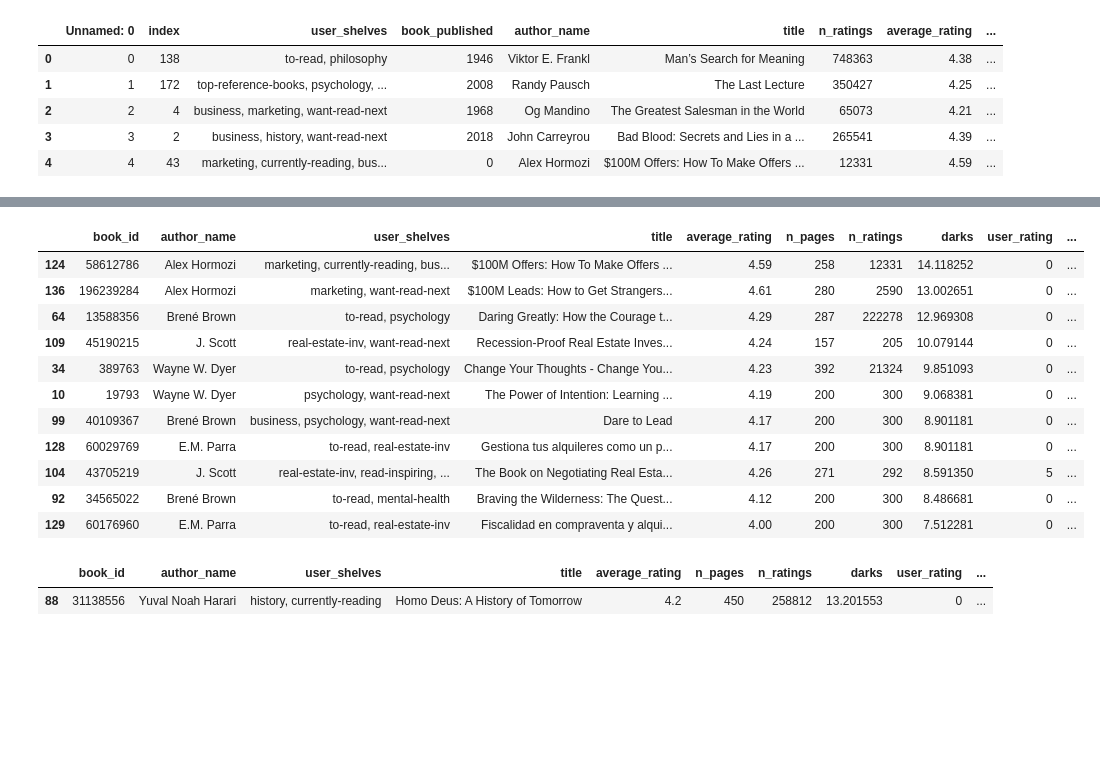
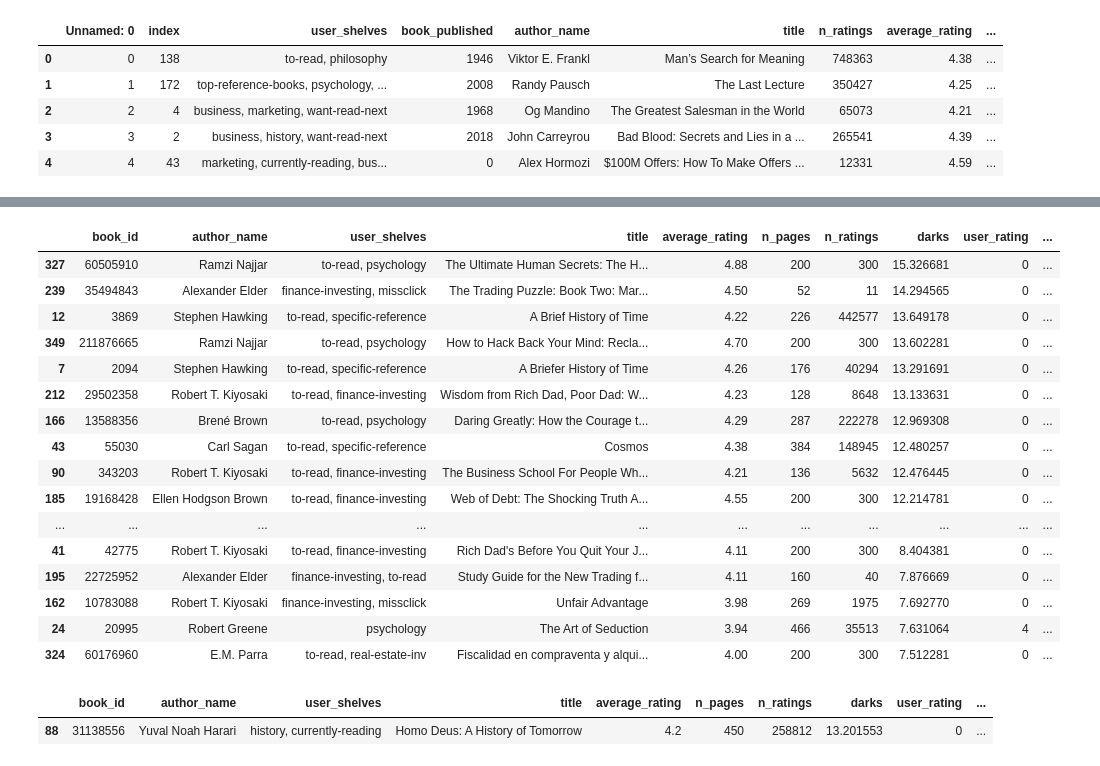
Before and after one commit to jgonzal1/jgonzal1.github.io, a Jupyter notebook: assets/📚.ipynb, the cells around one changed output, grey strips where cells are left out. Saved outputs shown, nothing was run; the diff lists cells and outputs as text; code cells hidden in the pictures; blank space fills up the shorter version.

Commit message:
+ books collage, shelved_to_read_raw_books_df

```diff
--- a/assets/📚.ipynb
+++ b/assets/📚.ipynb
@@ -373,24 +445,36 @@ list(top_authors_df[top_authors_df["count"]>1]["author_name"])
 # %%
 shelved_to_read_books_df[
-   (shelved_to_read_books_df["author_name"] == 'Alex Hormozi')
+     (shelved_to_read_books_df["author_name"] == 'Alexander Elder')
    | (shelved_to_read_books_df["author_name"] == 'Brené Brown')
-   | (shelved_to_read_books_df["author_name"] == 'Wayne W. Dyer')
+   | (shelved_to_read_books_df["author_name"] == 'Carl Sagan')
+   | (shelved_to_read_books_df["author_name"] == 'E.M. Parra')
+   | (shelved_to_read_books_df["author_name"] == 'Ellen Hodgson Brown')
+   | (shelved_to_read_books_df["author_name"] == 'Eric J. Hobsbawm')
    | (shelved_to_read_books_df["author_name"] == 'J.  Scott')
-   | (shelved_to_read_books_df["author_name"] == 'E.M. Parra')
+   | (shelved_to_read_books_df["author_name"] == 'Ramzi Najjar')
+   | (shelved_to_read_books_df["author_name"] == 'Robert Greene')
+   | (shelved_to_read_books_df["author_name"] == 'Robert T. Kiyosaki')
+   | (shelved_to_read_books_df["author_name"] == 'Stephen Hawking')
+
 ].sort_values("darks",ascending=False)
 # %% [output]
 |  | book_id | author_name | user_shelves | title | average_rating | n_pages | n_ratings | darks | user_rating | ... |
-| 124 | 58612786 | Alex Hormozi | marketing, currently-reading, bus... | $100M Offers: How To Make Offers ... | 4.59 | 258 | 12331 | 14.118252 | 0 | ... |
-| 136 | 196239284 | Alex Hormozi | marketing, want-read-next | $100M Leads: How to Get Strangers... | 4.61 | 280 | 2590 | 13.002651 | 0 | ... |
-| 64 | 13588356 | Brené Brown | to-read, psychology | Daring Greatly: How the Courage t... | 4.29 | 287 | 222278 | 12.969308 | 0 | ... |
-| 109 | 45190215 | J. Scott | real-estate-inv, want-read-next | Recession-Proof Real Estate Inves... | 4.24 | 157 | 205 | 10.079144 | 0 | ... |
-| 34 | 389763 | Wayne W. Dyer | to-read, psychology | Change Your Thoughts - Change You... | 4.23 | 392 | 21324 | 9.851093 | 0 | ... |
-| 10 | 19793 | Wayne W. Dyer | psychology, want-read-next | The Power of Intention: Learning ... | 4.19 | 200 | 300 | 9.068381 | 0 | ... |
-| 99 | 40109367 | Brené Brown | business, psychology, want-read-next | Dare to Lead | 4.17 | 200 | 300 | 8.901181 | 0 | ... |
-| 128 | 60029769 | E.M. Parra | to-read, real-estate-inv | Gestiona tus alquileres como un p... | 4.17 | 200 | 300 | 8.901181 | 0 | ... |
-| 104 | 43705219 | J. Scott | real-estate-inv, read-inspiring, ... | The Book on Negotiating Real Esta... | 4.26 | 271 | 292 | 8.591350 | 5 | ... |
-| 92 | 34565022 | Brené Brown | to-read, mental-health | Braving the Wilderness: The Quest... | 4.12 | 200 | 300 | 8.486681 | 0 | ... |
-| 129 | 60176960 | E.M. Parra | to-read, real-estate-inv | Fiscalidad en compraventa y alqui... | 4.00 | 200 | 300 | 7.512281 | 0 | ... |
+| 327 | 60505910 | Ramzi Najjar | to-read, psychology | The Ultimate Human Secrets: The H... | 4.88 | 200 | 300 | 15.326681 | 0 | ... |
+| 239 | 35494843 | Alexander Elder | finance-investing, missclick | The Trading Puzzle: Book Two: Mar... | 4.50 | 52 | 11 | 14.294565 | 0 | ... |
+| 12 | 3869 | Stephen Hawking | to-read, specific-reference | A Brief History of Time | 4.22 | 226 | 442577 | 13.649178 | 0 | ... |
+| 349 | 211876665 | Ramzi Najjar | to-read, psychology | How to Hack Back Your Mind: Recla... | 4.70 | 200 | 300 | 13.602281 | 0 | ... |
+| 7 | 2094 | Stephen Hawking | to-read, specific-reference | A Briefer History of Time | 4.26 | 176 | 40294 | 13.291691 | 0 | ... |
+| 212 | 29502358 | Robert T. Kiyosaki | to-read, finance-investing | Wisdom from Rich Dad, Poor Dad: W... | 4.23 | 128 | 8648 | 13.133631 | 0 | ... |
+| 166 | 13588356 | Brené Brown | to-read, psychology | Daring Greatly: How the Courage t... | 4.29 | 287 | 222278 | 12.969308 | 0 | ... |
+| 43 | 55030 | Carl Sagan | to-read, specific-reference | Cosmos | 4.38 | 384 | 148945 | 12.480257 | 0 | ... |
+| 90 | 343203 | Robert T. Kiyosaki | to-read, finance-investing | The Business School For People Wh... | 4.21 | 136 | 5632 | 12.476445 | 0 | ... |
+| 185 | 19168428 | Ellen Hodgson Brown | to-read, finance-investing | Web of Debt: The Shocking Truth A... | 4.55 | 200 | 300 | 12.214781 | 0 | ... |
+| ... | ... | ... | ... | ... | ... | ... | ... | ... | ... | ... |
+| 41 | 42775 | Robert T. Kiyosaki | to-read, finance-investing | Rich Dad's Before You Quit Your J... | 4.11 | 200 | 300 | 8.404381 | 0 | ... |
+| 195 | 22725952 | Alexander Elder | finance-investing, to-read | Study Guide for the New Trading f... | 4.11 | 160 | 40 | 7.876669 | 0 | ... |
+| 162 | 10783088 | Robert T. Kiyosaki | finance-investing, missclick | Unfair Advantage | 3.98 | 269 | 1975 | 7.692770 | 0 | ... |
+| 24 | 20995 | Robert Greene | psychology | The Art of Seduction | 3.94 | 466 | 35513 | 7.631064 | 4 | ... |
+| 324 | 60176960 | E.M. Parra | to-read, real-estate-inv | Fiscalidad en compraventa y alqui... | 4.00 | 200 | 300 | 7.512281 | 0 | ... |
 # %%
 shelved_to_read_books_df[
   shelved_to_read_books_df["author_name"].str.contains("Harari")
```
Also changed, not shown: parts of 5 cells of this notebook, 1 other file.
